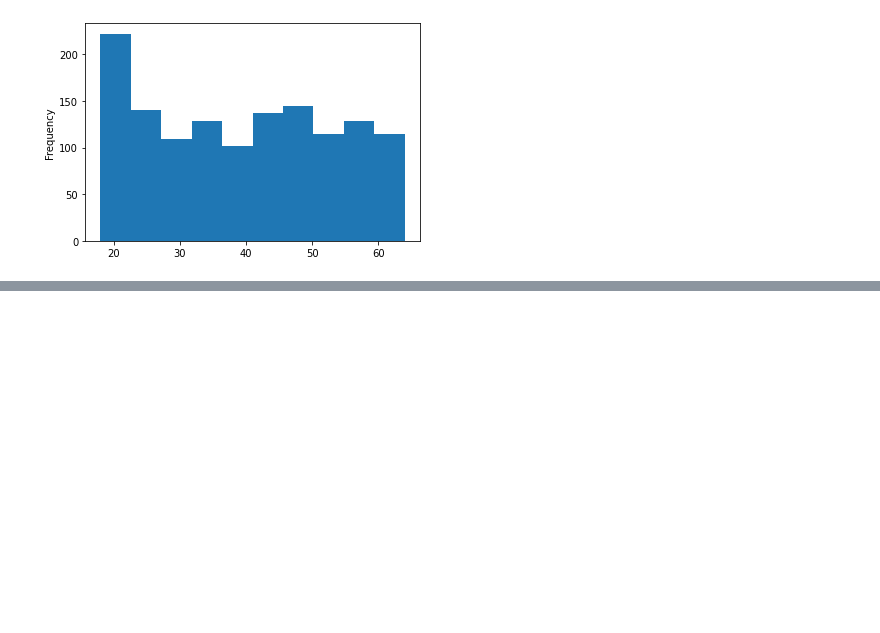
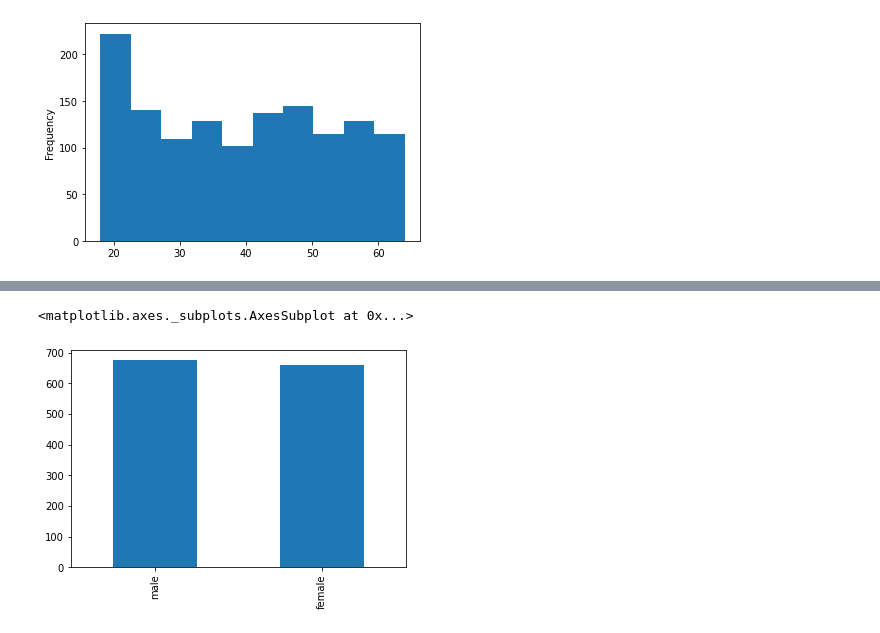
Before and after one commit to gLeitao/pos-data-science, a Jupyter notebook: aprendizado_supervisionado/Insurance/tratamento_dados.ipynb, the cells around one changed output, grey strips where cells are left out. Cells and saved outputs as stored; diff of their text form; code cells hidden in the pictures; blank space fills up the shorter version.

```diff
--- a/aprendizado_supervisionado/Insurance/tratamento_dados.ipynb
+++ b/aprendizado_supervisionado/Insurance/tratamento_dados.ipynb
@@ -73,0 +84,5 @@ def clean(x: str) -> str:
+# %%
+df_insurance.sex.value_counts().plot.bar()
+# %% [output]
+<matplotlib.axes._subplots.AxesSubplot at 0x...>
+[figure, added]
```
Also changed, not shown: parts of 49 cells of this notebook.
